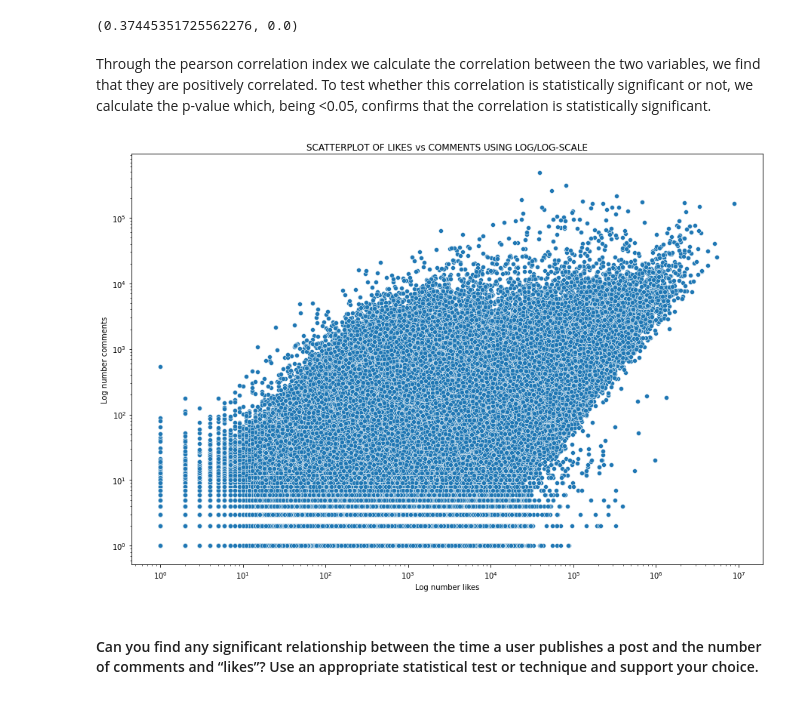
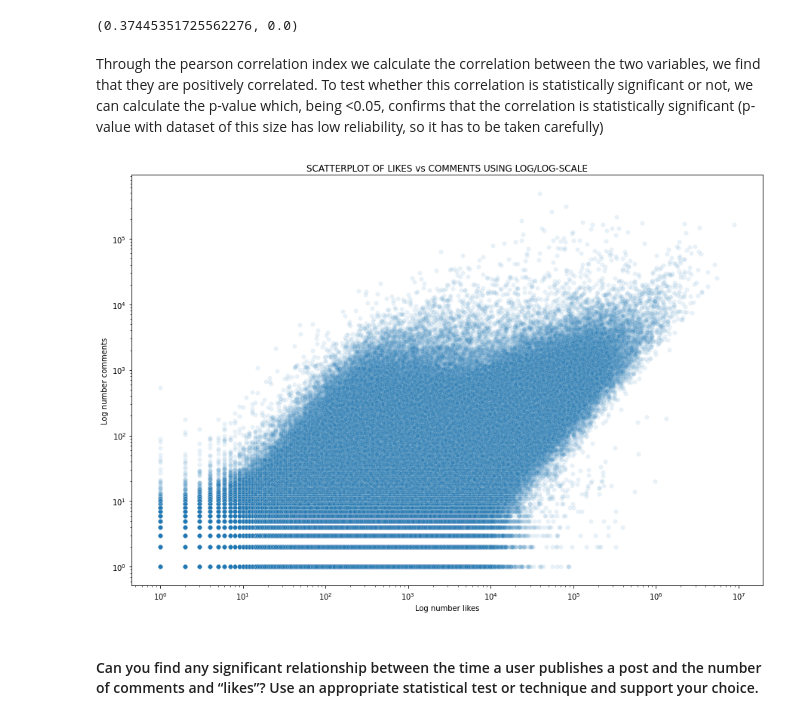
Before and after one commit to Prot10/ADM_HW_2, a Jupyter notebook: general.ipynb, the cells around one changed output. Cells and saved outputs as stored; diff of their text form; code cells hidden in the pictures.

Commit message:
Commenti fatti
Manca solo all'8.2

```diff
--- a/general.ipynb
+++ b/general.ipynb
@@ -1340,7 +1385,7 @@ del posts_loc, posts_loc2, n_duplicates
 ####  Does more “likes” also mean more comments? Plot a scatter plot of “likes” vs comments for posts.
 # %%
 # create a subset with only the necessaries columns of posts dataset
-sub8_posts = posts.col(['post_id', 'numbr_likes', 'number_comments', 'cts'], index=False).dropna()
+sub8_posts = posts.col(['profile_id', 'post_id', 'numbr_likes', 'number_comments', 'cts'], index=False).dropna()
 # %%
 # to check if there is a correlation between the number of likes and the number of comments
 test_likes_vs_comments = pearsonr(sub8_posts['numbr_likes'], sub8_posts['number_comments'])
@@ -1348,21 +1393,21 @@ test_likes_vs_comments
 # %% [output]
 (0.37445351725562276, 0.0)
 # %% [markdown]
-Through the pearson correlation index we calculate the correlation between the two variables, we find that they are positively correlated. To test whether this correlation is statistically significant or not, we calculate the p-value which, being <0.05, confirms that the correlation is statistically significant.
+Through the pearson correlation index we calculate the correlation between the two variables, we find that they are positively correlated. To test whether this correlation is statistically significant or not, we can calculate the p-value which, being <0.05, confirms that the correlation is statistically significant (p-value with dataset of this size has low reliability, so it has to be taken carefully)
 # %%
 # To visualize the scatterplot it is useful to apply a logorithmic transformation both
 # to the values of the likes column and to the values of the comments column.
 # This transformation is used when the range of natural scales is too wide and there are
 # "extreme" values that make it impossible to display the graph correctly.
 plt.figure(1, figsize=(15, 10))
-scatter_plot = sns.scatterplot(data=sub8_posts, x="numbr_likes", y="number_comments")
+scatter_plot = sns.scatterplot(data=sub8_posts, x="numbr_likes", y="number_comments", alpha=0.1)
 scatter_plot.set(xscale="log", yscale="log")
 plt.xlabel("Log number likes")
 plt.ylabel("Log number comments")
 plt.title("SCATTERPLOT OF LIKES vs COMMENTS USING LOG/LOG-SCALE")
 plt.show()
 # %% [output]
-[figure, old version]
+[figure, new version]
 # %% [markdown]
 ####  Can you find any significant relationship between the time a user publishes a post and the number of comments and “likes”? Use an appropriate statistical test or technique and support your choice.
 # %%
```
Also changed, not shown: parts of 30 cells of this notebook.
